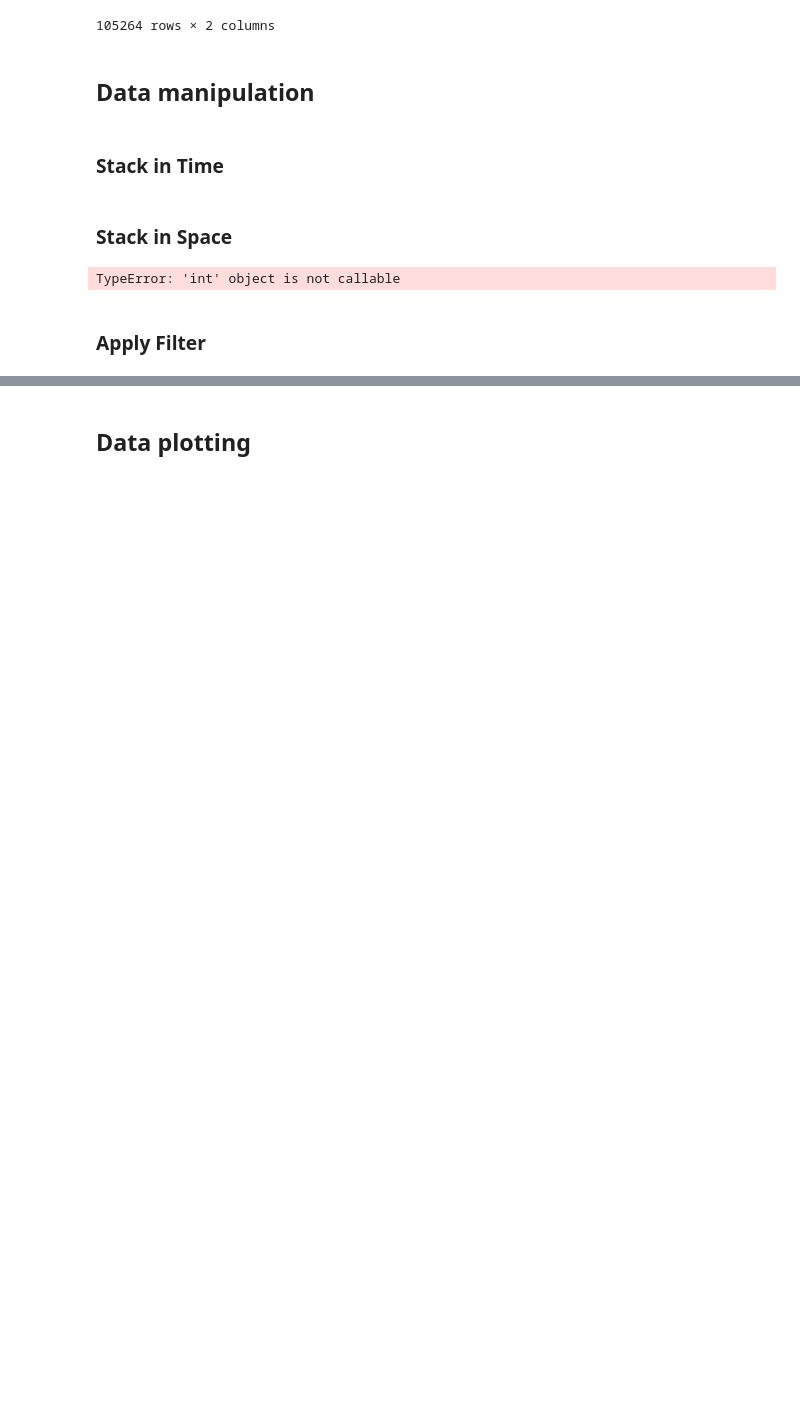
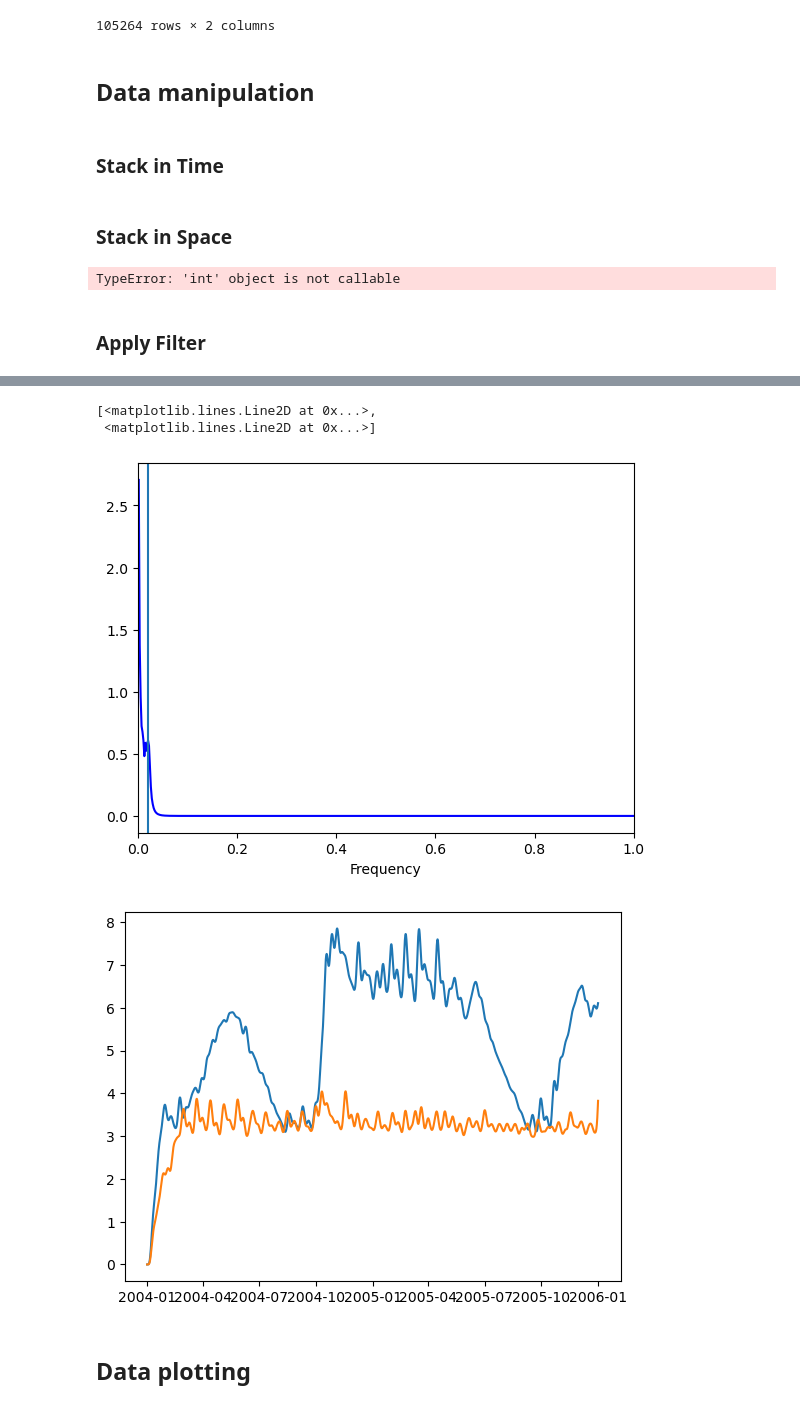
Before and after one commit to CSE583MtStHelens/CSE583_MtStHelens, a Jupyter notebook: example/Example_Tutorial.ipynb, the cells around one changed output, grey strips where cells are left out. Drawn from its saved outputs; the diff is of its cells as text; code cells hidden in the pictures; blank space fills up the shorter version.

Commit message:
Making the filter function work in the tutorial

```diff
--- a/example/Example_Tutorial.ipynb
+++ b/example/Example_Tutorial.ipynb
@@ -68,8 +68,9 @@ TypeError: 'int' object is not callable
 # %% [markdown]
 ### Apply Filter
 # %%
-# from manipulation_functions import filter_data
 df = df.fillna(0)
-df_np = df.to_numpy()
-filter_data(df_np)
+df_filter = manipulation_functions.filter_data(df)
+print(df_filter)
+plt.figure()
+plt.plot(df_filter)
 # %% [output]
@@ -77,3 +92,7 @@ NameError: name 'filter_data' is not defined
+[<matplotlib.lines.Line2D at 0x...>,
+ <matplotlib.lines.Line2D at 0x...>]
+[figure, added]
+[figure, added]
 # %% [markdown]
 ## Data plotting
 # %%
```
Also changed, not shown: parts of 3 cells of this notebook.
